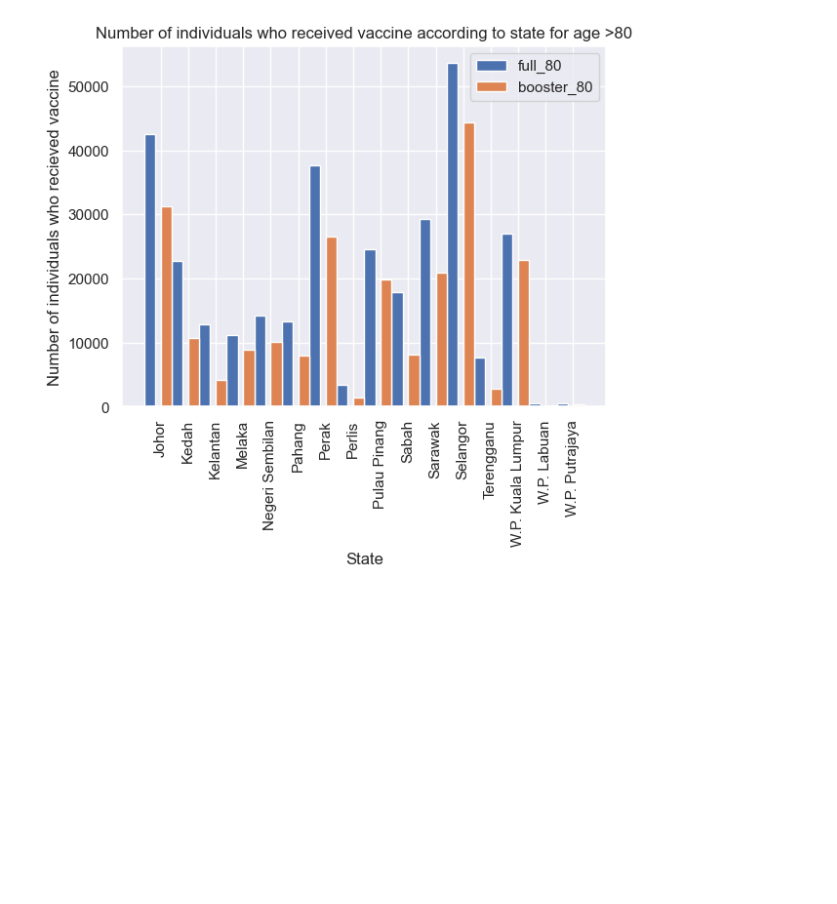
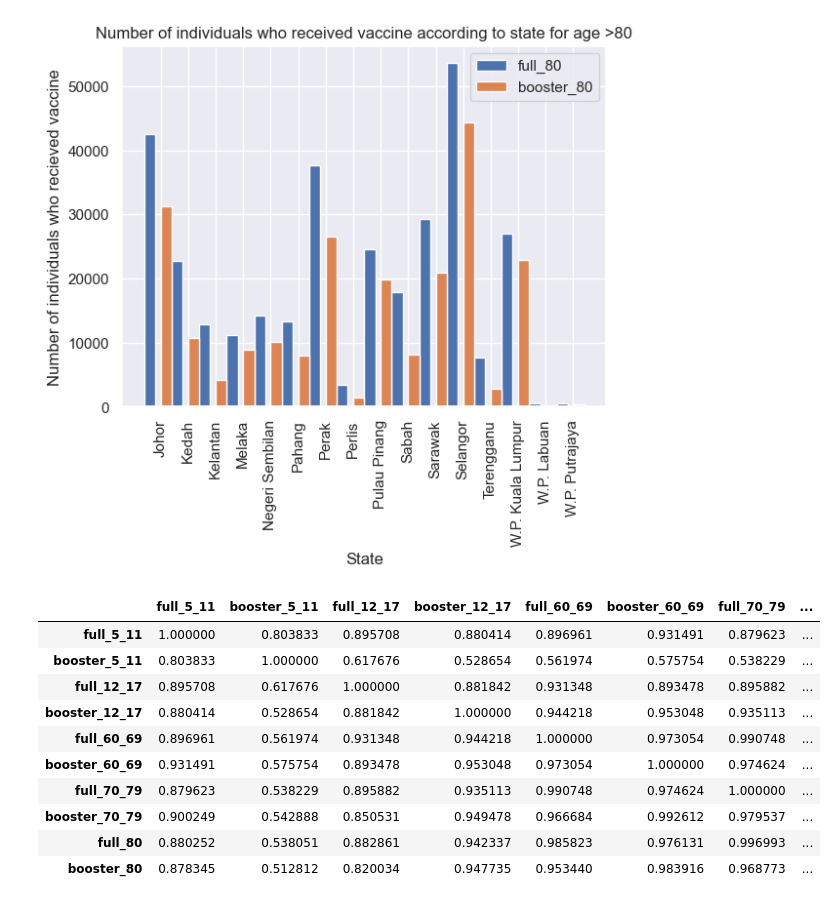
Before and after one commit to isaackong87/hia302_project, a Jupyter notebook: data_wrangler_irfan.ipynb, the cells around one changed output. Cells and saved outputs as stored; diff of their text form; code cells hidden in the pictures; blank space fills up the shorter version.

Commit message:
correlation update
to review correlation

```diff
--- a/data_wrangler_irfan.ipynb
+++ b/data_wrangler_irfan.ipynb
@@ -403,3 +403,18 @@ plt.legend()
 plt.show()
 # %% [output]
 [figure]
+# %%
+# stage 5 gto check for correlation
+df3.corr(method="pearson")
+# %% [output]
+|  | full_5_11 | booster_5_11 | full_12_17 | booster_12_17 | full_60_69 | booster_60_69 | full_70_79 | ... |
+| full_5_11 | 1.000000 | 0.803833 | 0.895708 | 0.880414 | 0.896961 | 0.931491 | 0.879623 | ... |
+| booster_5_11 | 0.803833 | 1.000000 | 0.617676 | 0.528654 | 0.561974 | 0.575754 | 0.538229 | ... |
+| full_12_17 | 0.895708 | 0.617676 | 1.000000 | 0.881842 | 0.931348 | 0.893478 | 0.895882 | ... |
+| booster_12_17 | 0.880414 | 0.528654 | 0.881842 | 1.000000 | 0.944218 | 0.953048 | 0.935113 | ... |
+| full_60_69 | 0.896961 | 0.561974 | 0.931348 | 0.944218 | 1.000000 | 0.973054 | 0.990748 | ... |
+| booster_60_69 | 0.931491 | 0.575754 | 0.893478 | 0.953048 | 0.973054 | 1.000000 | 0.974624 | ... |
+| full_70_79 | 0.879623 | 0.538229 | 0.895882 | 0.935113 | 0.990748 | 0.974624 | 1.000000 | ... |
+| booster_70_79 | 0.900249 | 0.542888 | 0.850531 | 0.949478 | 0.966684 | 0.992612 | 0.979537 | ... |
+| full_80 | 0.880252 | 0.538051 | 0.882861 | 0.942337 | 0.985823 | 0.976131 | 0.996993 | ... |
+| booster_80 | 0.878345 | 0.512812 | 0.820034 | 0.947735 | 0.953440 | 0.983916 | 0.968773 | ... |
```
Also changed, not shown: parts of 2 cells of this notebook.
